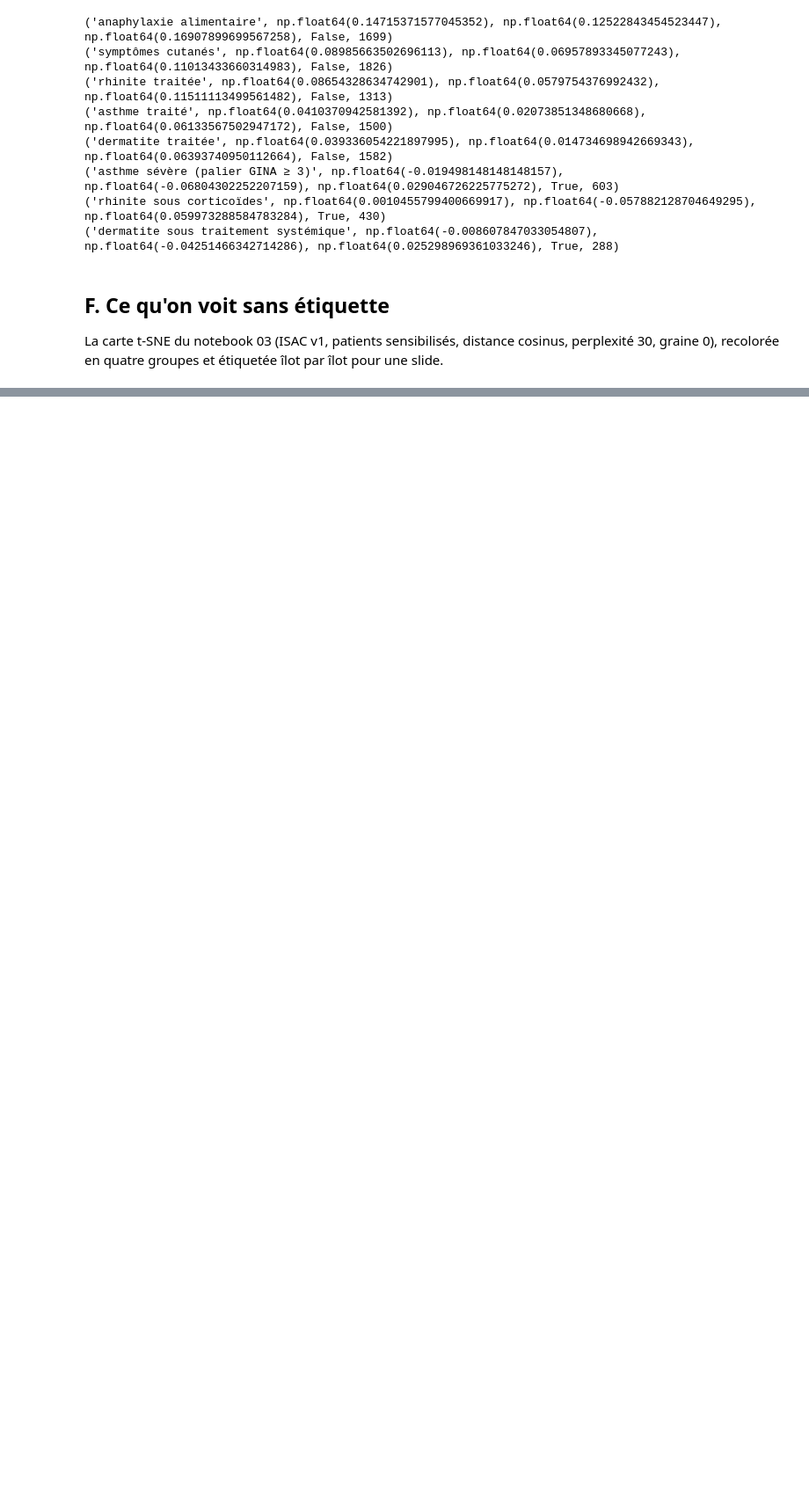
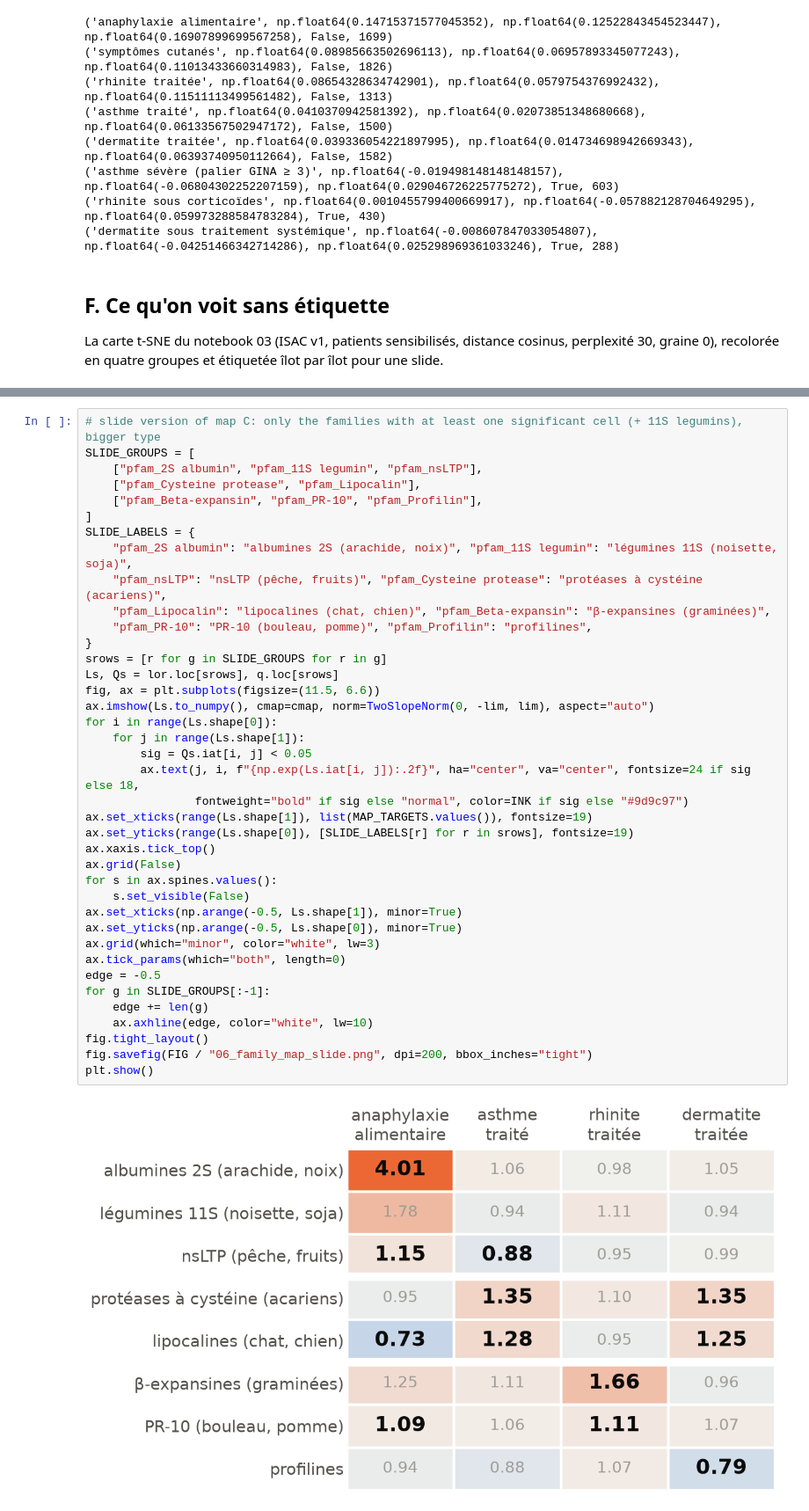
Before and after one commit to lucastabary/Allergen-Chip-Challenge, a Jupyter notebook: notebooks/06_lt_story_figures.ipynb, the cells around one changed output, grey strips where cells are left out. Shown at 88% size. Drawn from its saved outputs; the diff is of its cells as text; blank space fills up the shorter version.

```diff
--- a/notebooks/06_lt_story_figures.ipynb
+++ b/notebooks/06_lt_story_figures.ipynb
@@ -373,0 +415,41 @@ Name: count, dtype: int64
+# %%
+# slide version of map C: only the families with at least one significant cell (+ 11S legumins), bigger type
+SLIDE_GROUPS = [
+    ["pfam_2S albumin", "pfam_11S legumin", "pfam_nsLTP"],
+    ["pfam_Cysteine protease", "pfam_Lipocalin"],
+    ["pfam_Beta-expansin", "pfam_PR-10", "pfam_Profilin"],
+]
+SLIDE_LABELS = {
+    "pfam_2S albumin": "albumines 2S (arachide, noix)", "pfam_11S legumin": "légumines 11S (noisette, soja)",
+    "pfam_nsLTP": "nsLTP (pêche, fruits)", "pfam_Cysteine protease": "protéases à cystéine (acariens)",
+    "pfam_Lipocalin": "lipocalines (chat, chien)", "pfam_Beta-expansin": "β-expansines (graminées)",
+    "pfam_PR-10": "PR-10 (bouleau, pomme)", "pfam_Profilin": "profilines",
+}
+srows = [r for g in SLIDE_GROUPS for r in g]
+Ls, Qs = lor.loc[srows], q.loc[srows]
+fig, ax = plt.subplots(figsize=(11.5, 6.6))
+ax.imshow(Ls.to_numpy(), cmap=cmap, norm=TwoSlopeNorm(0, -lim, lim), aspect="auto")
+for i in range(Ls.shape[0]):
+    for j in range(Ls.shape[1]):
+        sig = Qs.iat[i, j] < 0.05
+        ax.text(j, i, f"{np.exp(Ls.iat[i, j]):.2f}", ha="center", va="center", fontsize=24 if sig else 18,
+                fontweight="bold" if sig else "normal", color=INK if sig else "#9d9c97")
+ax.set_xticks(range(Ls.shape[1]), list(MAP_TARGETS.values()), fontsize=19)
+ax.set_yticks(range(Ls.shape[0]), [SLIDE_LABELS[r] for r in srows], fontsize=19)
+ax.xaxis.tick_top()
+ax.grid(False)
+for s in ax.spines.values():
+    s.set_visible(False)
+ax.set_xticks(np.arange(-0.5, Ls.shape[1]), minor=True)
+ax.set_yticks(np.arange(-0.5, Ls.shape[0]), minor=True)
+ax.grid(which="minor", color="white", lw=3)
+ax.tick_params(which="both", length=0)
+edge = -0.5
+for g in SLIDE_GROUPS[:-1]:
+    edge += len(g)
+    ax.axhline(edge, color="white", lw=10)
+fig.tight_layout()
+fig.savefig(FIG / "06_family_map_slide.png", dpi=200, bbox_inches="tight")
+plt.show()
+# %% [output]
+[figure, added]
```
Also changed, not shown: parts of 5 cells of this notebook, 4 other files.
